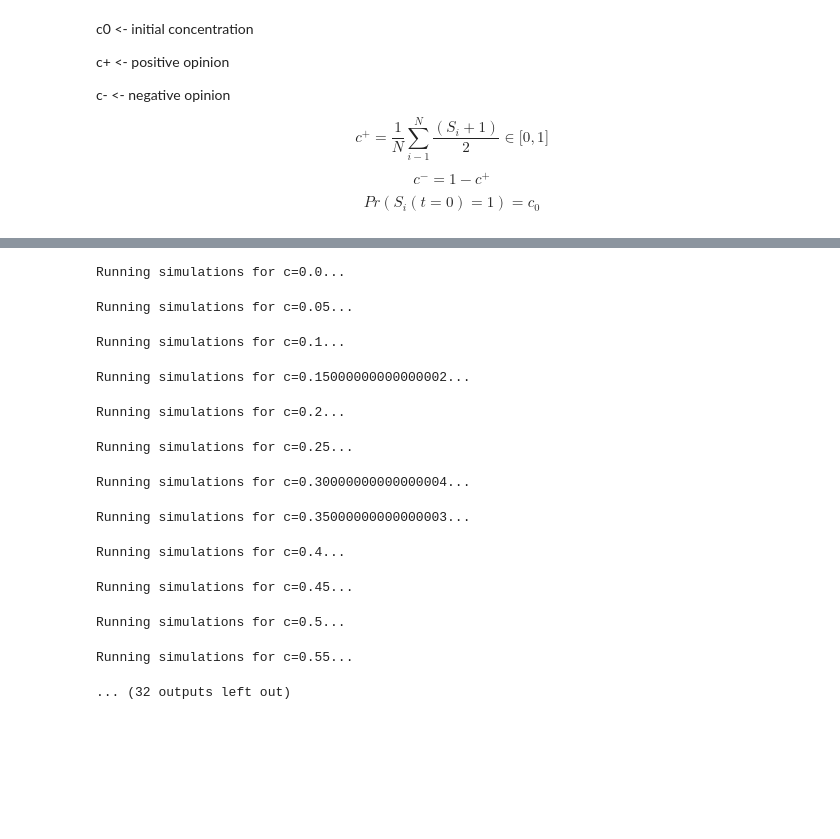
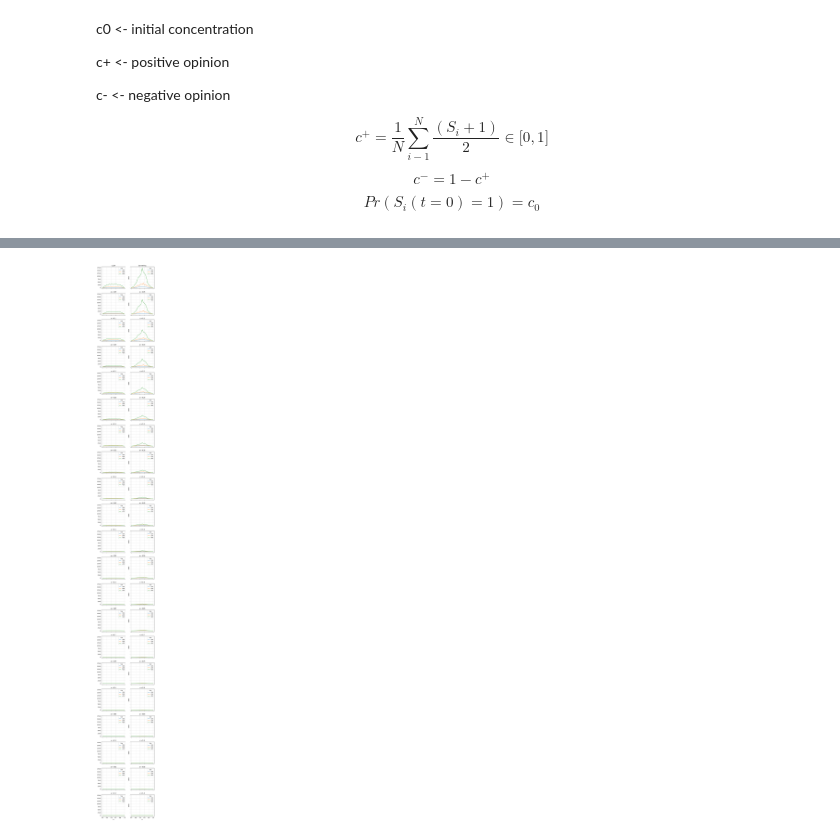
Before and after one commit to Ziverael/Studies2, a Jupyter notebook: abmcs/list1.ipynb, the cells around one changed output, grey strips where cells are left out. Drawn from its saved outputs; the diff is of its cells as text; code cells hidden in the pictures; blank space fills up the shorter version.

```diff
--- a/abmcs/list1.ipynb
+++ b/abmcs/list1.ipynb
@@ -314,16 +341,4 @@ def _get_steps_unitl_steady_state__cache(n: int):
-# %%
-task4(0.3)
-# %% [output]
-Running simulations for c=0.0...
-Running simulations for c=0.05...
-Running simulations for c=0.1...
-Running simulations for c=0.15000000000000002...
-Running simulations for c=0.2...
-Running simulations for c=0.25...
-Running simulations for c=0.30000000000000004...
-Running simulations for c=0.35000000000000003...
-Running simulations for c=0.4...
-Running simulations for c=0.45...
-Running simulations for c=0.5...
-Running simulations for c=0.55...
-... (32 outputs left out)
+# %%
+out = task4(np.arange(0.05, 1.01, 0.05))
+# %% [output]
+[figure, added]
```
Also changed, not shown: parts of 5 cells of this notebook, 4 other files.
